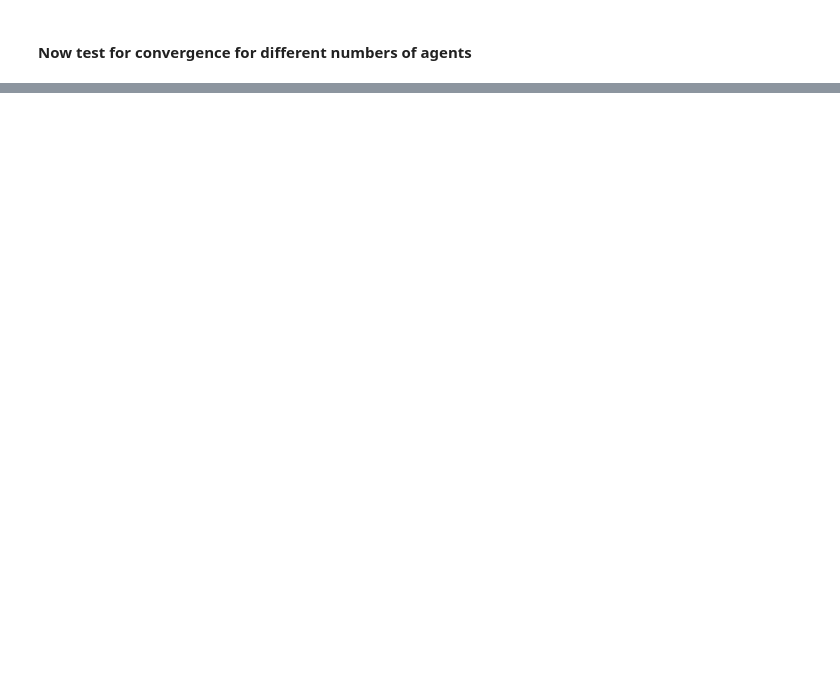
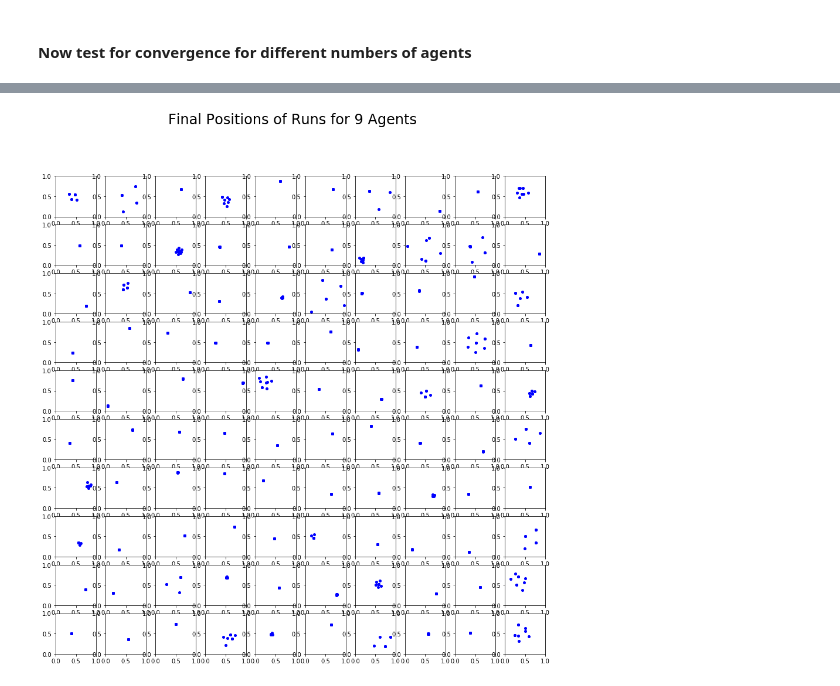
Before and after one commit to liminal-learner/Chaos, a Jupyter notebook: notebooks/Chaos.ipynb, the cells around one changed output, grey strips where cells are left out. Saved outputs shown, nothing was run; the diff lists cells and outputs as text; code cells hidden in the pictures; blank space fills up the shorter version.

```diff
--- a/notebooks/Chaos.ipynb
+++ b/notebooks/Chaos.ipynb
@@ -235,0 +249,4 @@ with open('results/Runs.csv','w+') as fs:
+# %%
+plot_tableau(sim_record, 9)
+# %% [output]
+[figure, added]
```
Also changed, not shown: parts of 20 cells of this notebook.
